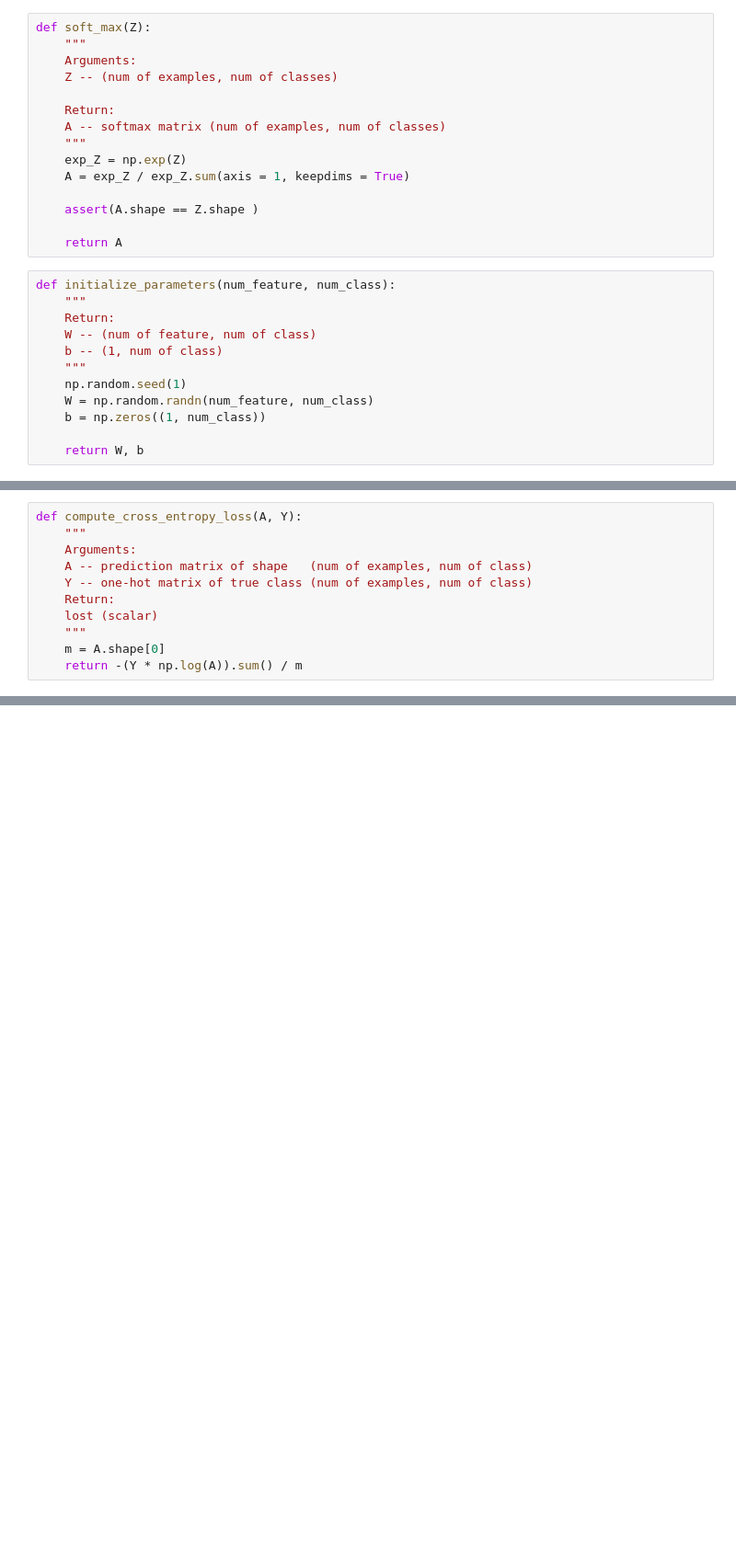
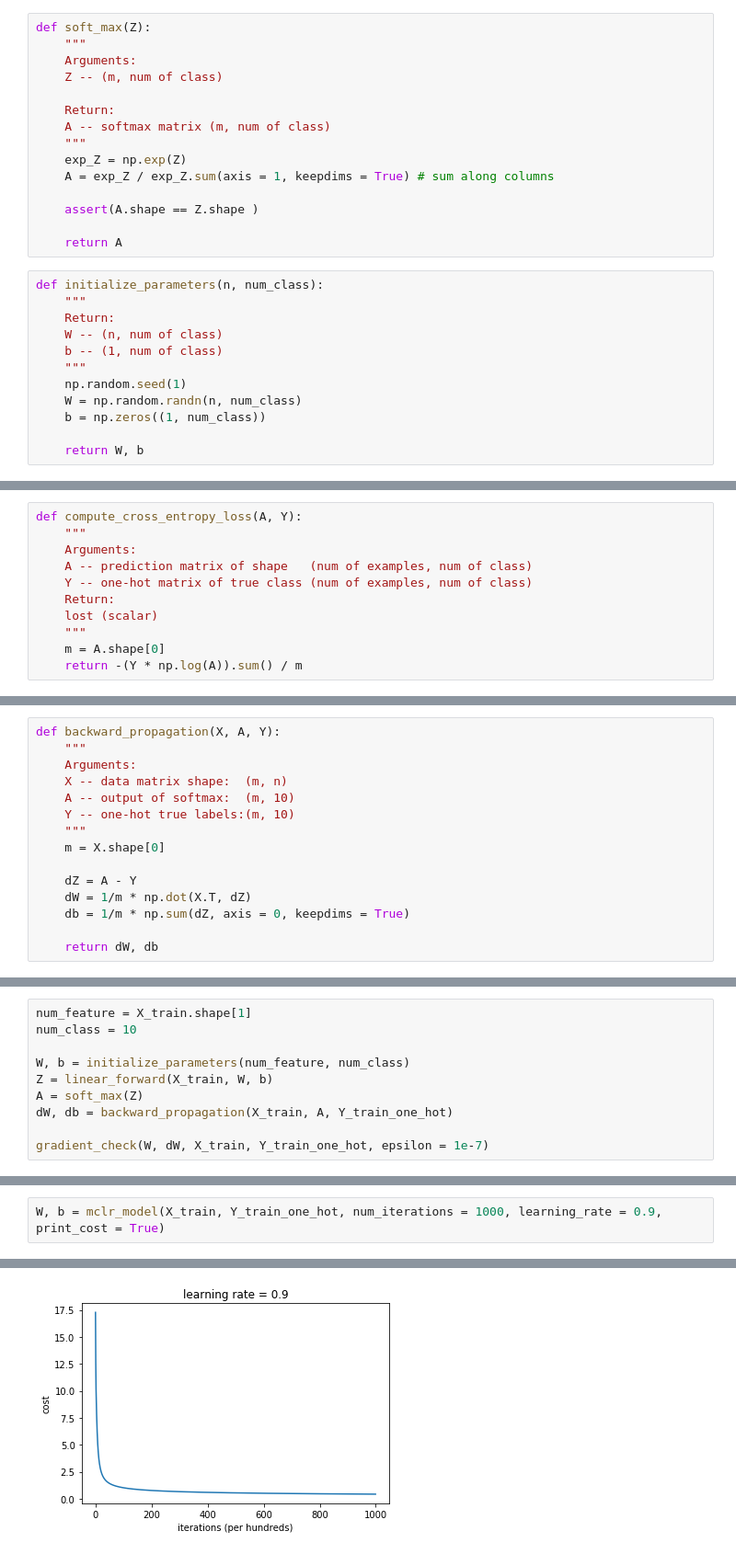
Before and after one commit to scumabo/DeepLearningFromScratch, a Jupyter notebook: 1. Multi-class logistic regression.ipynb, the cells around one changed output, grey strips where cells are left out. Shown: that part at 92% size. Saved outputs shown, nothing was run; the diff lists cells and outputs as text; blank space fills up the shorter version.

```diff
--- a/1. Multi-class logistic regression.ipynb
+++ b/1. Multi-class logistic regression.ipynb
@@ -85,26 +230,26 @@ def linear_forward(X, W, b):
 def soft_max(Z):
     """
     Arguments:
-    Z -- (num of examples, num of classes)
+    Z -- (m, num of class)
 
     Return:
-    A -- softmax matrix (num of examples, num of classes)
+    A -- softmax matrix (m, num of class)
     """
     exp_Z = np.exp(Z)
-    A = exp_Z / exp_Z.sum(axis = 1, keepdims = True)
+    A = exp_Z / exp_Z.sum(axis = 1, keepdims = True) # sum along columns
 
     assert(A.shape == Z.shape )
 
     return A
 # %%
-def initialize_parameters(num_feature, num_class):
+def initialize_parameters(n, num_class):
     """
     Return:
-    W -- (num of feature, num of class)
+    W -- (n, num of class)
     b -- (1, num of class)
     """
     np.random.seed(1)
-    W = np.random.randn(num_feature, num_class)
+    W = np.random.randn(n, num_class)
     b = np.zeros((1, num_class))
 
     return W, b
@@ -208,0 +279,15 @@ $$
+# %%
+def backward_propagation(X, A, Y):
+    """
+    Arguments:
+    X -- data matrix shape:  (m, n)
+    A -- output of softmax:  (m, 10)
+    Y -- one-hot true labels:(m, 10)
+    """
+    m = X.shape[0]
+
+    dZ = A - Y
+    dW = 1/m * np.dot(X.T, dZ)
+    db = 1/m * np.sum(dZ, axis = 0, keepdims = True)
+
+    return dW, db
@@ -208,0 +338,10 @@ $$
+# %%
+num_feature = X_train.shape[1]
+num_class = 10
+
+W, b = initialize_parameters(num_feature, num_class)
+Z = linear_forward(X_train, W, b)
+A = soft_max(Z)
+dW, db = backward_propagation(X_train, A, Y_train_one_hot)
+
+gradient_check(W, dW, X_train, Y_train_one_hot, epsilon = 1e-7)
@@ -208,0 +395,3 @@ $$
+# %%
+W, b = mclr_model(X_train, Y_train_one_hot, num_iterations = 1000, learning_rate = 0.9, print_cost = True)
+# %% [output]
@@ -208,0 +408 @@ $$
+[figure, added]
```
Also changed, not shown: parts of 21 cells of this notebook.
